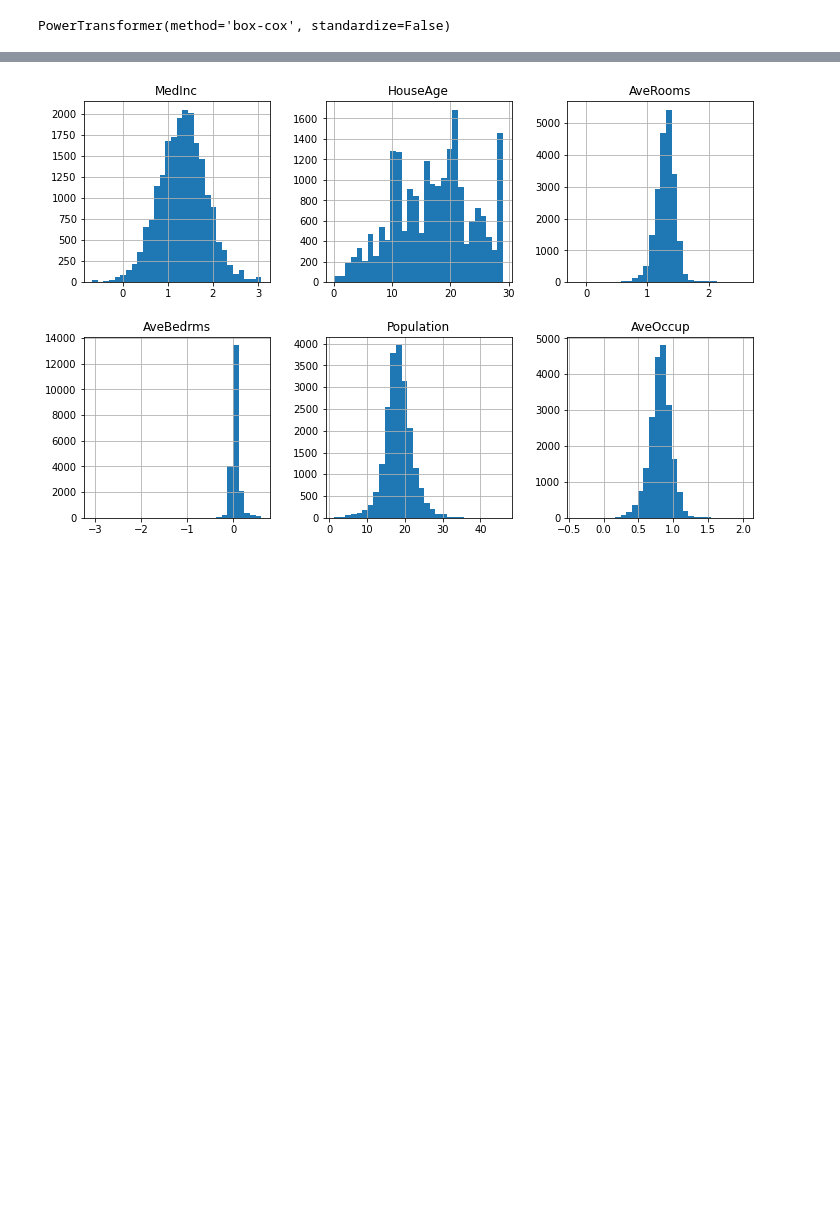
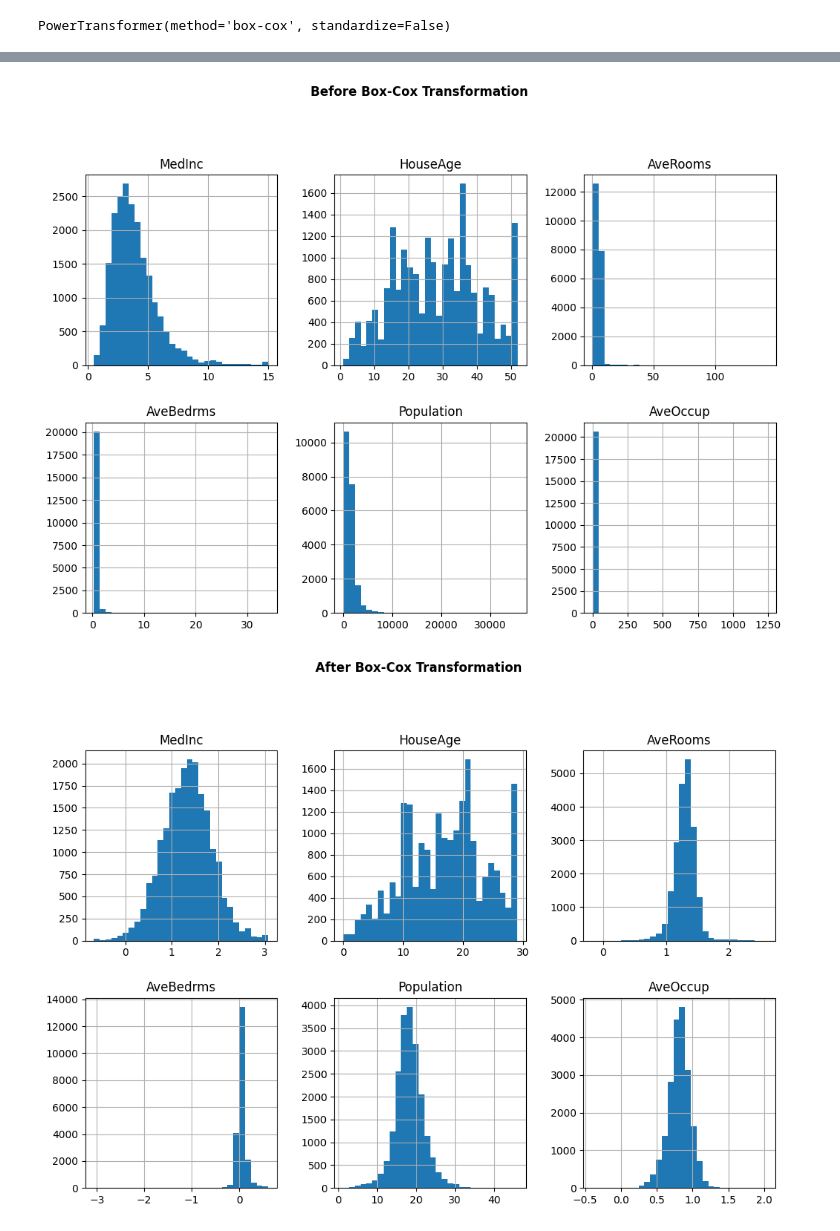
Before and after one commit to carloshgalvan95/Ciencia_Analitica_Datos, a Jupyter notebook: Modules/03_module/Transforming Numerical Variables/Transformation.ipynb, the cells around one changed output, grey strips where cells are left out. Cells and saved outputs as stored; diff of their text form; code cells hidden in the pictures; blank space fills up the shorter version.

```diff
--- a/Modules/03_module/Transforming Numerical Variables/Transformation.ipynb
+++ b/Modules/03_module/Transforming Numerical Variables/Transformation.ipynb
@@ -579,8 +570,12 @@ array([[ 2.33706858e+00,  2.37232164e+01,  1.47534996e+00,
 X_tf = pd.DataFrame(X_tf, columns=variables)
 # %%
 # Plot histograms to inspect variable distributions
-
+X.hist(bins=30, figsize=(12, 12), layout=(3, 3))
+plt.suptitle("Before Box-Cox Transformation", fontweight= 'bold')
+plt.show()
 X_tf.hist(bins=30, figsize=(12, 12), layout=(3, 3))
+plt.suptitle("After Box-Cox Transformation", fontweight='bold')
 plt.show()
 # %% [output]
-[figure, old version]
+[figure, new version]
+[figure, added]
```
Also changed, not shown: parts of 53 cells of this notebook.
